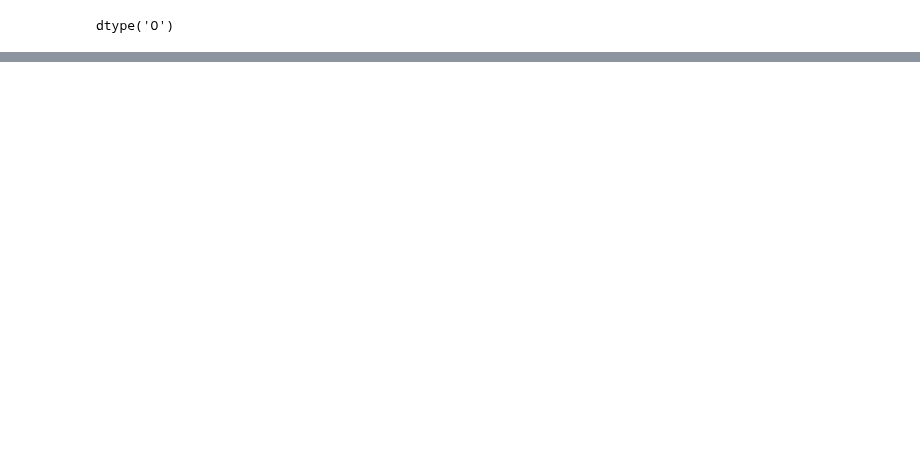
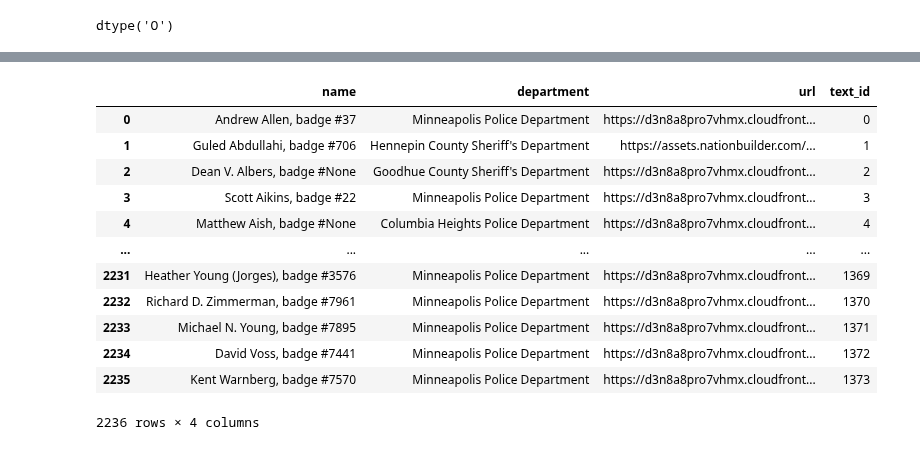
Before and after one commit to mendible/DATA5960-social-good, a Jupyter notebook: data_prep.ipynb, the cells around one changed output, grey strips where cells are left out. Cells and saved outputs as stored; diff of their text form; code cells hidden in the pictures; blank space fills up the shorter version.

```diff
--- a/data_prep.ipynb
+++ b/data_prep.ipynb
@@ -826,0 +1091,21 @@ df.drop(columns = ["text_length", "is_text_duplicated"]).to_csv("cleaned_police_
+# %%
+# This dataframe stores metadata related to the article texts: all officer names, departments, and URLs for each text.
+# The texts are identified by the `text_id`.
+# If there are duplicate texts, there is one row for each occurence of that text.
+
+metadata_df = merged_df.drop(columns="text").sort_values(by=["text_id", "department"]).reset_index(drop=True)
+metadata_df
+# %% [output]
+|  | name | department | url | text_id |
+| 0 | Andrew Allen, badge #37 | Minneapolis Police Department | https://d3n8a8pro7vhmx.cloudfront... | 0 |
+| 1 | Guled Abdullahi, badge #706 | Hennepin County Sheriff's Department | https://assets.nationbuilder.com/... | 1 |
+| 2 | Dean V. Albers, badge #None | Goodhue County Sheriff's Department | https://d3n8a8pro7vhmx.cloudfront... | 2 |
+| 3 | Scott Aikins, badge #22 | Minneapolis Police Department | https://d3n8a8pro7vhmx.cloudfront... | 3 |
+| 4 | Matthew Aish, badge #None | Columbia Heights Police Department | https://d3n8a8pro7vhmx.cloudfront... | 4 |
+| ... | ... | ... | ... | ... |
+| 2231 | Heather Young (Jorges), badge #3576 | Minneapolis Police Department | https://d3n8a8pro7vhmx.cloudfront... | 1369 |
+| 2232 | Richard D. Zimmerman, badge #7961 | Minneapolis Police Department | https://d3n8a8pro7vhmx.cloudfront... | 1370 |
+| 2233 | Michael N. Young, badge #7895 | Minneapolis Police Department | https://d3n8a8pro7vhmx.cloudfront... | 1371 |
+| 2234 | David Voss, badge #7441 | Minneapolis Police Department | https://d3n8a8pro7vhmx.cloudfront... | 1372 |
+| 2235 | Kent Warnberg, badge #7570 | Minneapolis Police Department | https://d3n8a8pro7vhmx.cloudfront... | 1373 |
+2236 rows × 4 columns
```
Also changed, not shown: parts of 44 cells of this notebook, 18 other files.
